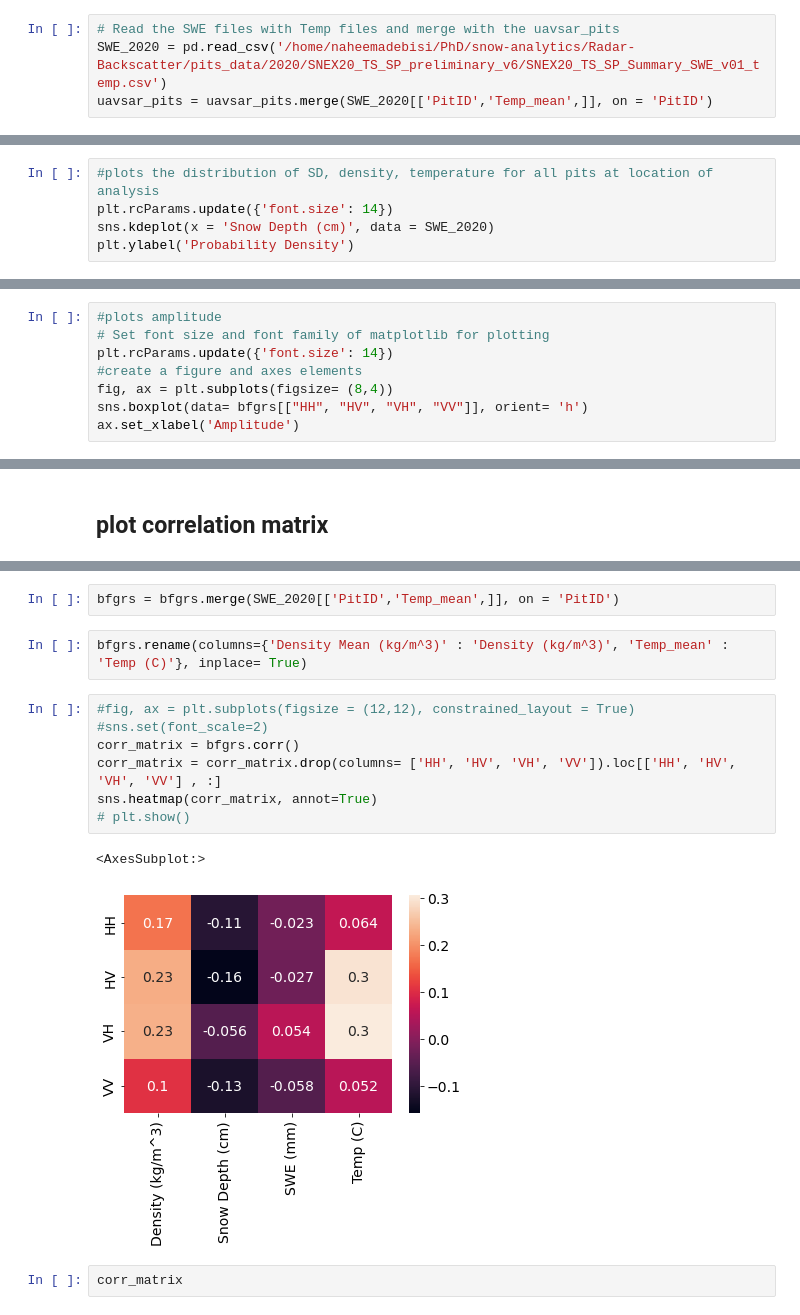
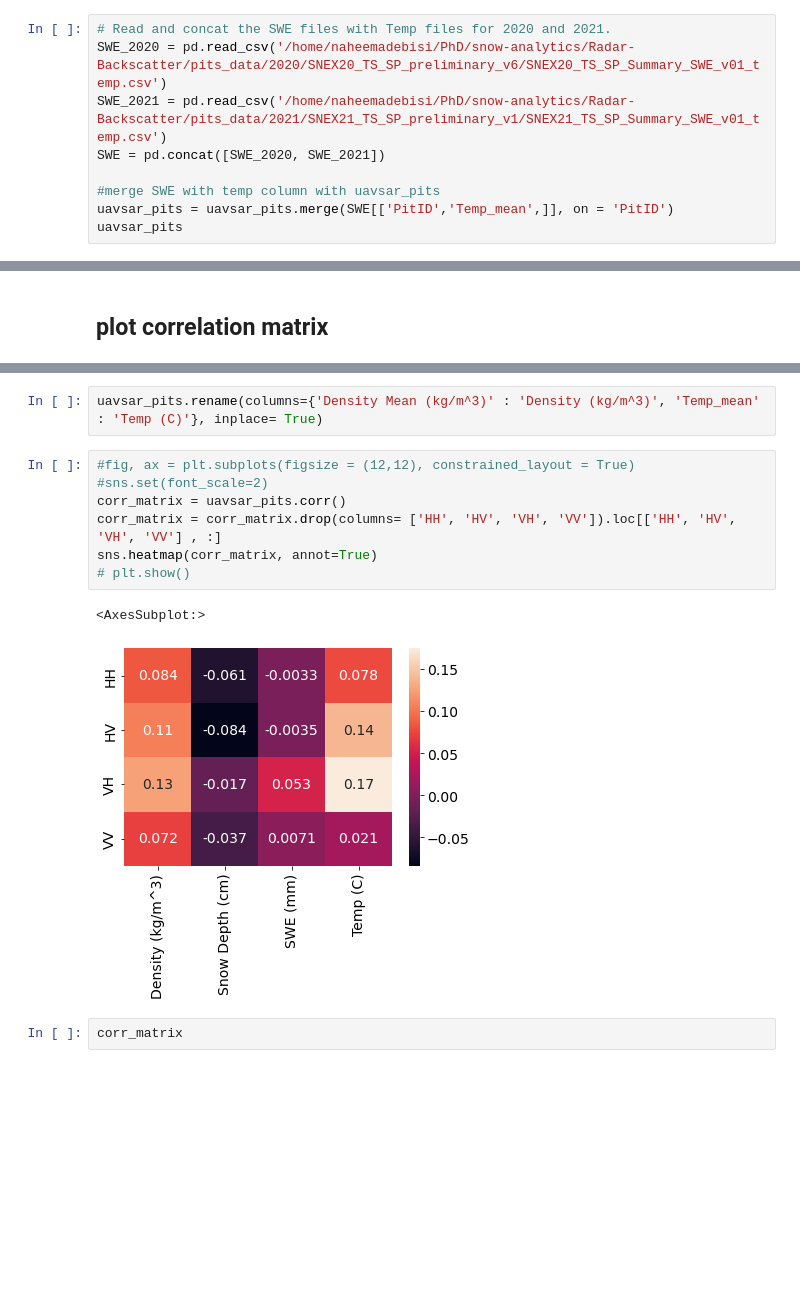
Before and after one commit to Surfix/all_notescripts, a Jupyter notebook: Radar-Backscatter/uavsar_pits_exploration_modelling_v2.ipynb, the cells around one changed output, grey strips where cells are left out. Drawn from its saved outputs; the diff is of its cells as text; blank space fills up the shorter version.

```diff
--- a/Radar-Backscatter/uavsar_pits_exploration_modelling_v2.ipynb
+++ b/Radar-Backscatter/uavsar_pits_exploration_modelling_v2.ipynb
@@ -80,4 +69,9 @@ Text(0.5, 0, 'Amplitude')
 # %%
-# Read the SWE files with Temp files and merge with the uavsar_pits
+# Read and concat the SWE files with Temp files for 2020 and 2021.
 SWE_2020 = pd.read_csv('/home/naheemadebisi/PhD/snow-analytics/Radar-Backscatter/pits_data/2020/SNEX20_TS_SP_preliminary_v6/SNEX20_TS_SP_Summary_SWE_v01_temp.csv')
-uavsar_pits = uavsar_pits.merge(SWE_2020[['PitID','Temp_mean',]], on = 'PitID')
+SWE_2021 = pd.read_csv('/home/naheemadebisi/PhD/snow-analytics/Radar-Backscatter/pits_data/2021/SNEX21_TS_SP_preliminary_v1/SNEX21_TS_SP_Summary_SWE_v01_temp.csv')
+SWE = pd.concat([SWE_2020, SWE_2021])
+
+#merge SWE with temp column with uavsar_pits
+uavsar_pits = uavsar_pits.merge(SWE[['PitID','Temp_mean',]], on = 'PitID')
+uavsar_pits
@@ -100,5 +91,0 @@ uavsar_pits
-# %%
-#plots the distribution of SD, density, temperature for all pits at location of analysis
-plt.rcParams.update({'font.size': 14})
-sns.kdeplot(x = 'Snow Depth (cm)', data = SWE_2020)
-plt.ylabel('Probability Density')
@@ -174,8 +91,0 @@ SWE_2020
-# %%
-#plots amplitude
-# Set font size and font family of matplotlib for plotting
-plt.rcParams.update({'font.size': 14})
-#create a figure and axes elements
-fig, ax = plt.subplots(figsize= (8,4))
-sns.boxplot(data= bfgrs[["HH", "HV", "VH", "VV"]], orient= 'h')
-ax.set_xlabel('Amplitude')
@@ -204,17 +94,15 @@ bfgrs
-# %%
-bfgrs = bfgrs.merge(SWE_2020[['PitID','Temp_mean',]], on = 'PitID')
 # %%
-bfgrs.rename(columns={'Density Mean (kg/m^3)' : 'Density (kg/m^3)', 'Temp_mean' : 'Temp (C)'}, inplace= True)
+uavsar_pits.rename(columns={'Density Mean (kg/m^3)' : 'Density (kg/m^3)', 'Temp_mean' : 'Temp (C)'}, inplace= True)
 # %%
 #fig, ax = plt.subplots(figsize = (12,12), constrained_layout = True)
 #sns.set(font_scale=2)
-corr_matrix = bfgrs.corr()
+corr_matrix = uavsar_pits.corr()
 corr_matrix = corr_matrix.drop(columns= ['HH', 'HV', 'VH', 'VV']).loc[['HH', 'HV', 'VH', 'VV'] , :]
 sns.heatmap(corr_matrix, annot=True)
 # plt.show()
 # %% [output]
 <AxesSubplot:>
-[figure, old version]
+[figure, new version]
 # %%
 corr_matrix
 # %% [output]
```
Also changed, not shown: parts of 11 cells of this notebook.
